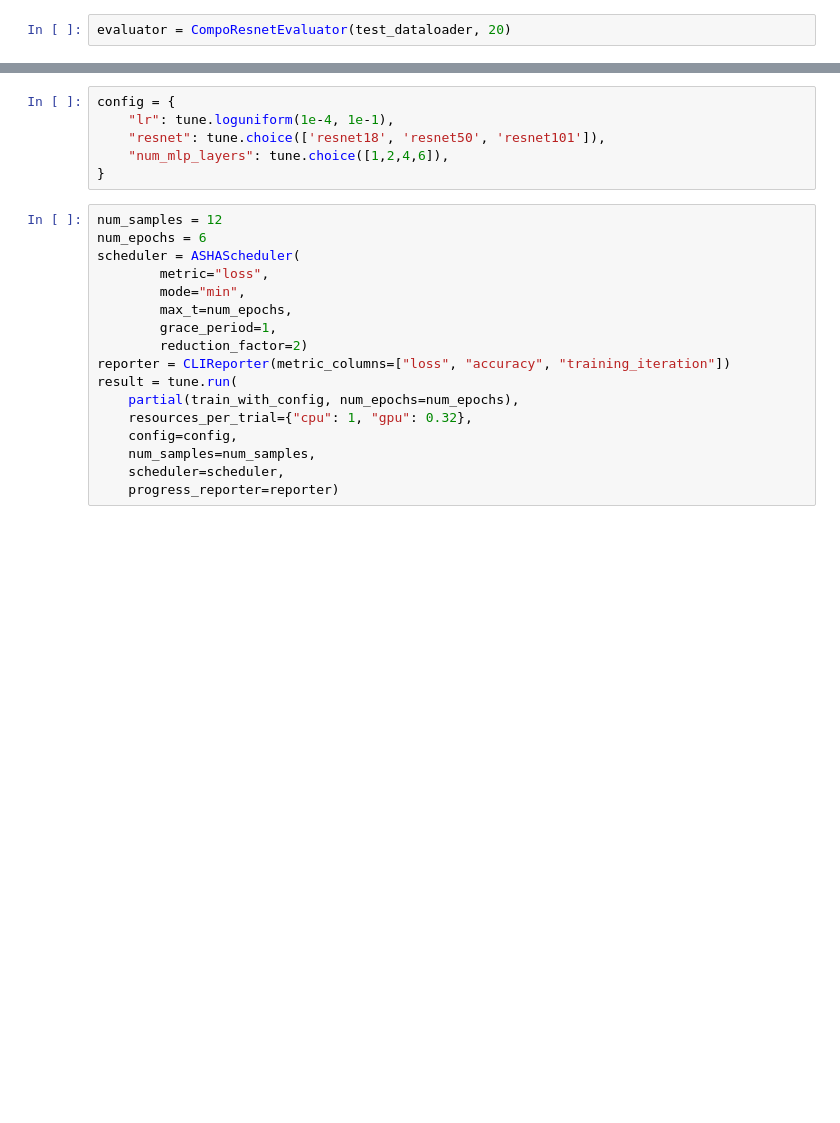
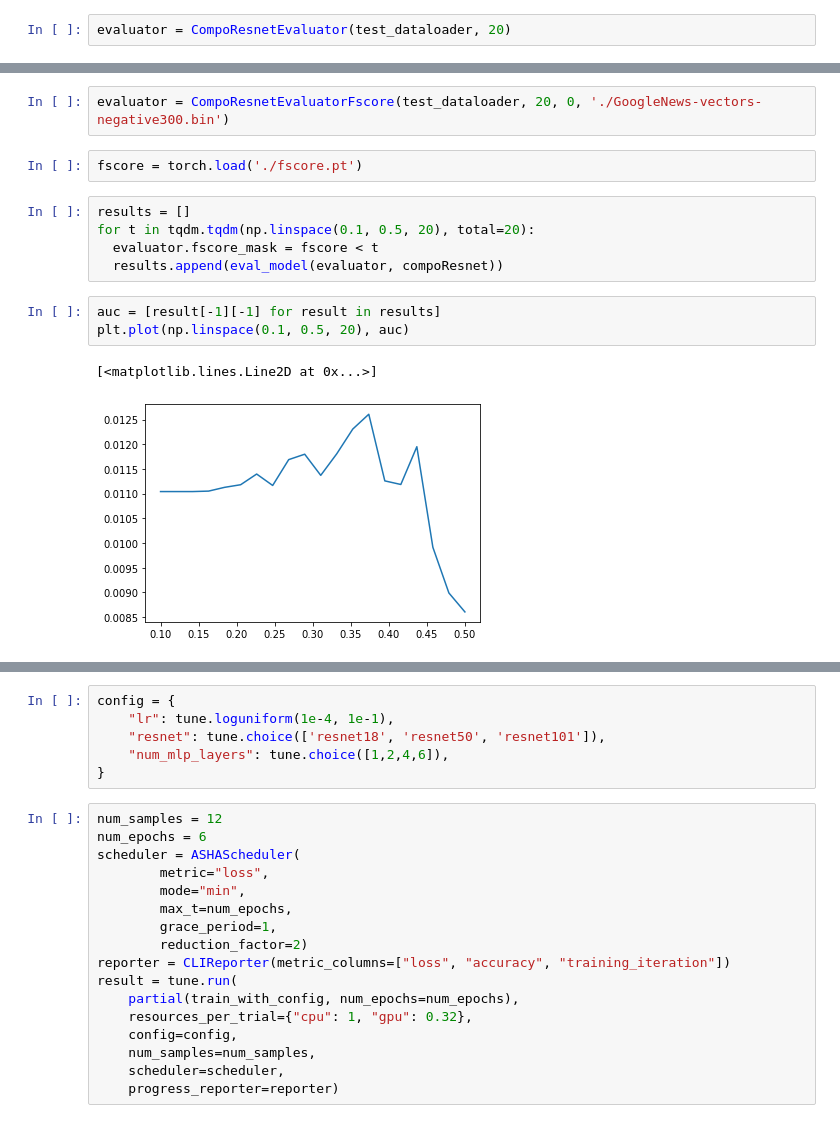
Before and after one commit to WeissZucker/CZSL, a Jupyter notebook: mitstates_tune.ipynb, the cells around one changed output, grey strips where cells are left out. Drawn from its saved outputs; the diff is of its cells as text; blank space fills up the shorter version.

Commit message:
add fscore evaluation

```diff
--- a/mitstates_tune.ipynb
+++ b/mitstates_tune.ipynb
@@ -110 +77,16 @@ A:0.374|O:0.627|CwSeen:0.535|CwUnseen:0.549|CwHM:0.397|CwAUC:0.23512|OpSeen:0.53
+# %%
+evaluator = CompoResnetEvaluatorFscore(test_dataloader, 20, 0, './GoogleNews-vectors-negative300.bin')
+# %%
+fscore = torch.load('./fscore.pt')
+# %%
+results = []
+for t in tqdm.tqdm(np.linspace(0.1, 0.5, 20), total=20):
+  evaluator.fscore_mask = fscore < t
+  results.append(eval_model(evaluator, compoResnet))
+# %%
+auc = [result[-1][-1] for result in results]
+plt.plot(np.linspace(0.1, 0.5, 20), auc)
+# %% [output]
+[<matplotlib.lines.Line2D at 0x...>]
+[figure, added]
 # %%
```
Also changed, not shown: parts of 7 cells of this notebook, 1 other file.
